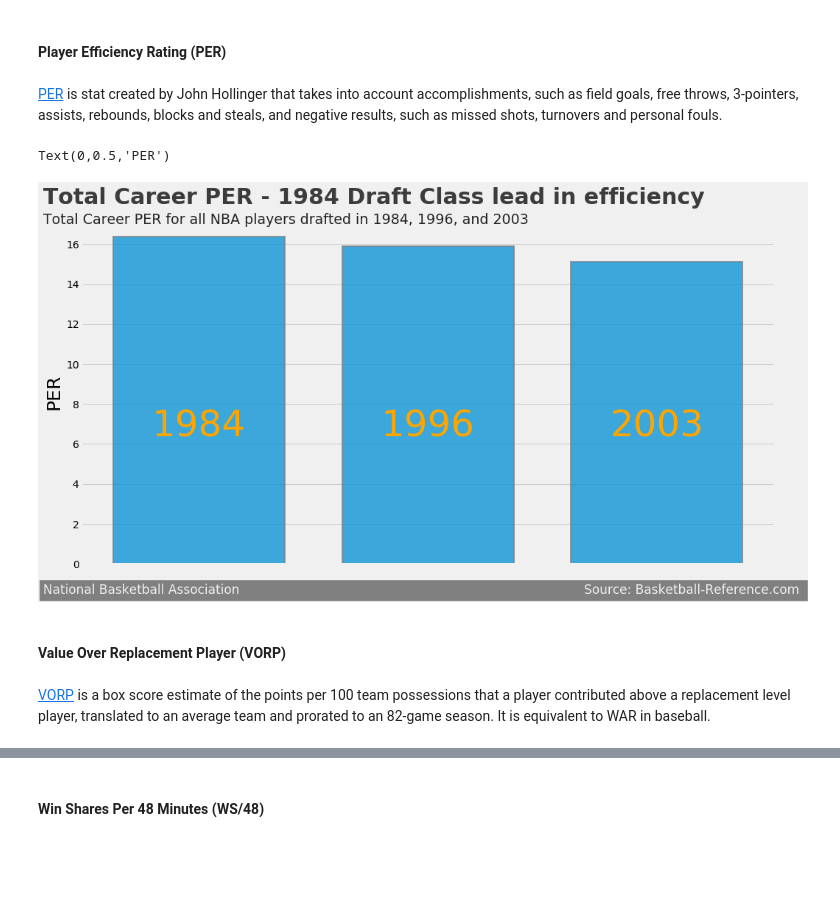
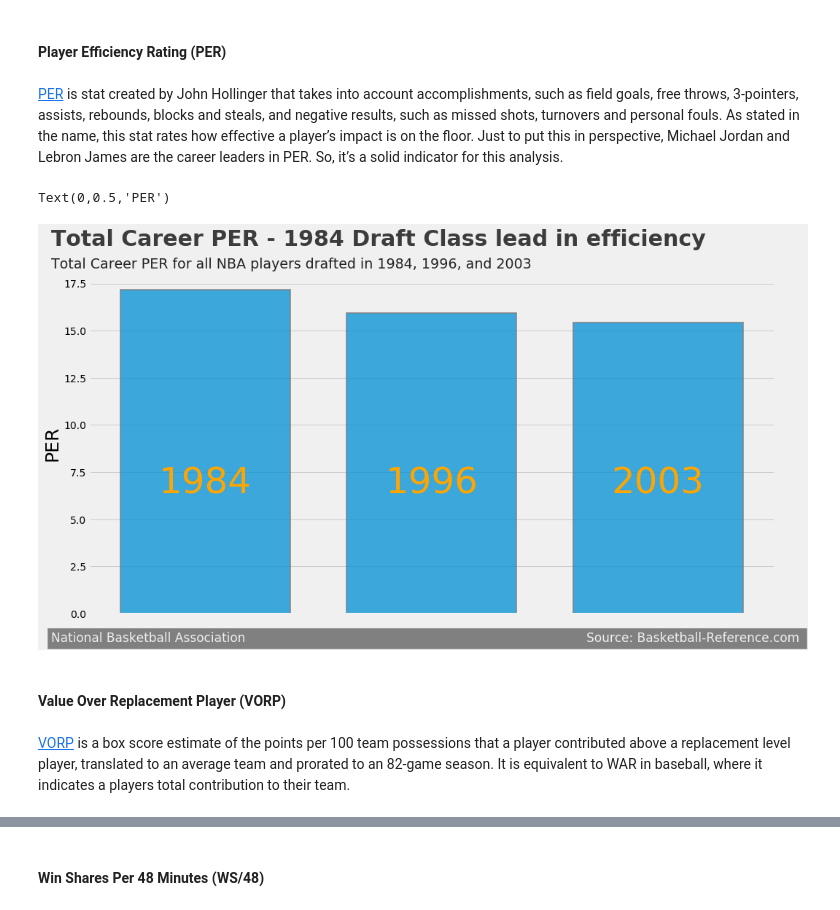
Before and after one commit to osanchez2323/Portfolio, a Jupyter notebook: NBA Draft Analysis/NBA Draft Analysis.ipynb, the cells around one changed output, grey strips where cells are left out. Cells and saved outputs as stored; diff of their text form; code cells hidden in the pictures; blank space fills up the shorter version.

```diff
--- a/NBA Draft Analysis/NBA Draft Analysis.ipynb
+++ b/NBA Draft Analysis/NBA Draft Analysis.ipynb
@@ -50,5 +50,7 @@ There are different types of players during an NBA season. There are All Star ca
 # %%
-seasons = seasons[seasons['MP'] > 1000]
+seasons['MPG'] = round(seasons['MP'] / seasons['G'], 1)
+
+seasons = seasons[seasons['MPG'] >= 20]
 seasons.head()
 # %% [output]
 |  | Unnamed: 0 | Year | Player | Pos | Age | Tm | G | GS | MP | PER | ... | ... |
@@ -118,28 +120,28 @@ How do we determine which draft class is the best? It’s easy to simply just co
 # %% [markdown]
 #### Player Efficiency Rating (PER)
 # %% [markdown]
-[PER](https://www.basketball-reference.com/about/per.html) is stat created by John Hollinger that takes into account accomplishments, such as field goals, free throws, 3-pointers, assists, rebounds, blocks and steals, and negative results, such as missed shots, turnovers and personal fouls.
+[PER](https://www.basketball-reference.com/about/per.html) is stat created by John Hollinger that takes into account accomplishments, such as field goals, free throws, 3-pointers, assists, rebounds, blocks and steals, and negative results, such as missed shots, turnovers and personal fouls. As stated in the name, this stat rates how effective a player’s impact is on the floor. Just to put this in perspective, Michael Jordan and Lebron James are the career leaders in PER. So, it’s a solid indicator for this analysis.
 # %%
 per = data_draft.sort_values([('PER','mean')], ascending = False).reset_index()
 pos = list(range(len(per['PER','mean'])))
 
 plt.style.use('fivethirtyeight')
 fig, ax = plt.subplots(figsize = (15,8))
 plt.bar(pos, per['PER','mean'], width = 0.75, alpha = 0.75, label = per['Rookie Year'], edgecolor = 'gray', linewidth = 2)
 for i in pos:
     plt.text(pos[i], 6, s = per['Rookie Year'][i],ha='center', va='bottom', color = 'orange', size = 50)
-plt.text(x = -0.68, y = 18, s = 'Total Career PER - 1984 Draft Class lead in efficiency',fontsize = 30, weight = 'bold', alpha = .75)
-plt.text(x = -0.68, y = 17, s = 'Total Career PER for all NBA players drafted in 1984, 1996, and 2003',fontsize = 19, alpha = .85)
+plt.text(x = -0.68, y = 19.5, s = 'Total Career PER - 1984 Draft Class lead in efficiency',fontsize = 30, weight = 'bold', alpha = .75)
+plt.text(x = -0.68, y = 18.3, s = 'Total Career PER for all NBA players drafted in 1984, 1996, and 2003',fontsize = 19, alpha = .85)
 plt.text(x = -0.68, y = -1.5, s = 'National Basketball Association                                                                                       Source: Basketball-Reference.com ', fontsize = 17,color = '#f0f0f0', backgroundcolor = 'grey')
 plt.xticks([],[])
 ax.set_ylabel('PER', size = 25)
 # %% [output]
 Text(0,0.5,'PER')
-[figure, old version]
+[figure, new version]
 # %% [markdown]
 #### Value Over Replacement Player (VORP)
 # %% [markdown]
-[VORP](https://www.basketball-reference.com/leaders/vorp_career.html) is a box score estimate of the points per 100 team possessions that a player contributed above a replacement level player, translated to an average team and prorated to an 82-game season. It is equivalent to WAR in baseball.
+[VORP](https://www.basketball-reference.com/leaders/vorp_career.html) is a box score estimate of the points per 100 team possessions that a player contributed above a replacement level player, translated to an average team and prorated to an 82-game season. It is equivalent to WAR in baseball, where it indicates a players total contribution to their team.
 # %%
 vorp = data_draft.sort_values([('VORP','mean')], ascending = False).reset_index()
 pos1 = list(range(len(vorp['VORP','mean'])))
```
Also changed, not shown: parts of 12 cells of this notebook, 2 other files.
